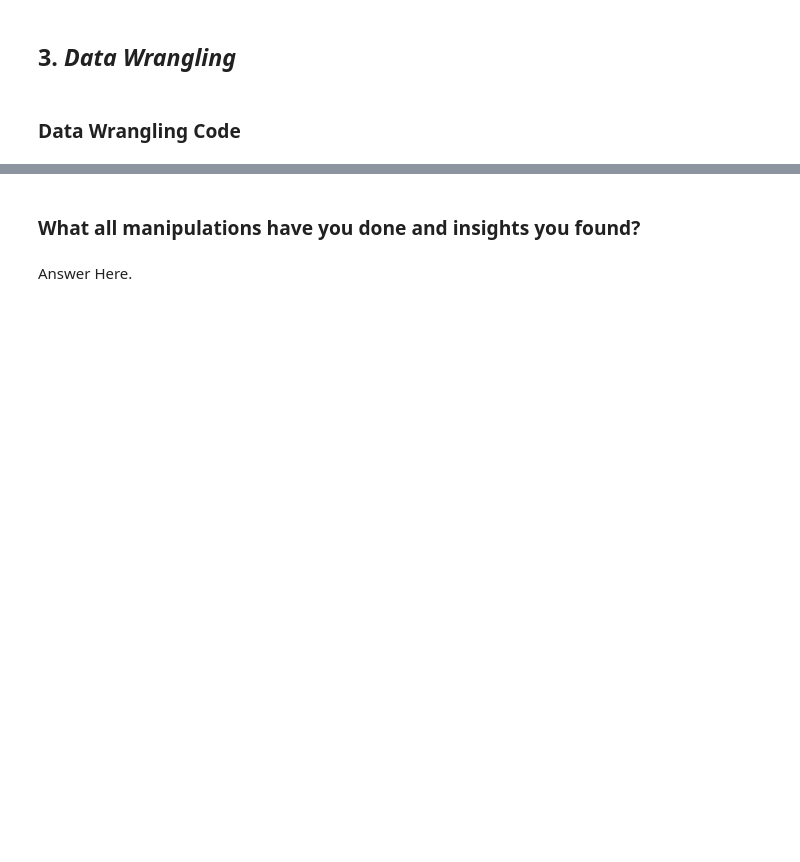
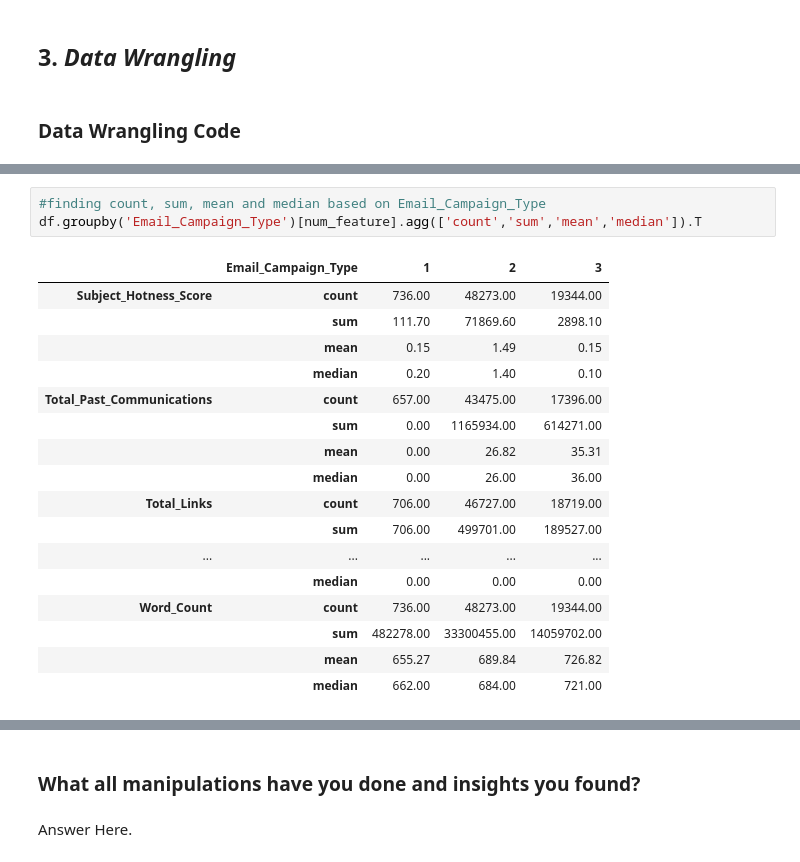
Before and after one commit to abhinav4201/Classification-Email-Campaign-Effectiveness-Prediction, a Jupyter notebook: Email_Campaign_Effectiveness_Prediction_capstone_3.ipynb, the cells around one changed output, grey strips where cells are left out. Cells and saved outputs as stored; diff of their text form; blank space fills up the shorter version.

```diff
--- a/Email_Campaign_Effectiveness_Prediction_capstone_3.ipynb
+++ b/Email_Campaign_Effectiveness_Prediction_capstone_3.ipynb
@@ -143,0 +465,21 @@ Answer Here
+# %%
+#finding count, sum, mean and median based on Email_Campaign_Type
+df.groupby('Email_Campaign_Type')[num_feature].agg(['count','sum','mean','median']).T
+# %% [output]
+|  | Email_Campaign_Type | 1 | 2 | 3 |
+| Subject_Hotness_Score | count | 736.00 | 48273.00 | 19344.00 |
+|  | sum | 111.70 | 71869.60 | 2898.10 |
+|  | mean | 0.15 | 1.49 | 0.15 |
+|  | median | 0.20 | 1.40 | 0.10 |
+| Total_Past_Communications | count | 657.00 | 43475.00 | 17396.00 |
+|  | sum | 0.00 | 1165934.00 | 614271.00 |
+|  | mean | 0.00 | 26.82 | 35.31 |
+|  | median | 0.00 | 26.00 | 36.00 |
+| Total_Links | count | 706.00 | 46727.00 | 18719.00 |
+|  | sum | 706.00 | 499701.00 | 189527.00 |
+| ... | ... | ... | ... | ... |
+|  | median | 0.00 | 0.00 | 0.00 |
+| Word_Count | count | 736.00 | 48273.00 | 19344.00 |
+|  | sum | 482278.00 | 33300455.00 | 14059702.00 |
+|  | mean | 655.27 | 689.84 | 726.82 |
+|  | median | 662.00 | 684.00 | 721.00 |
```
Also changed, not shown: parts of 38 cells of this notebook.
